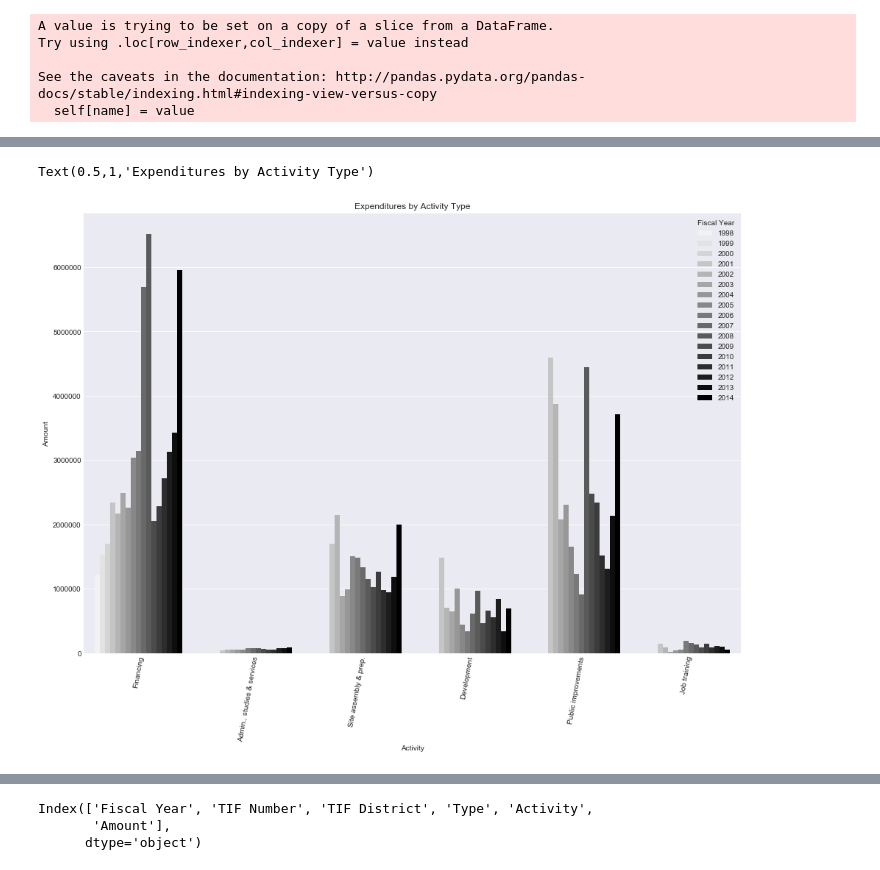
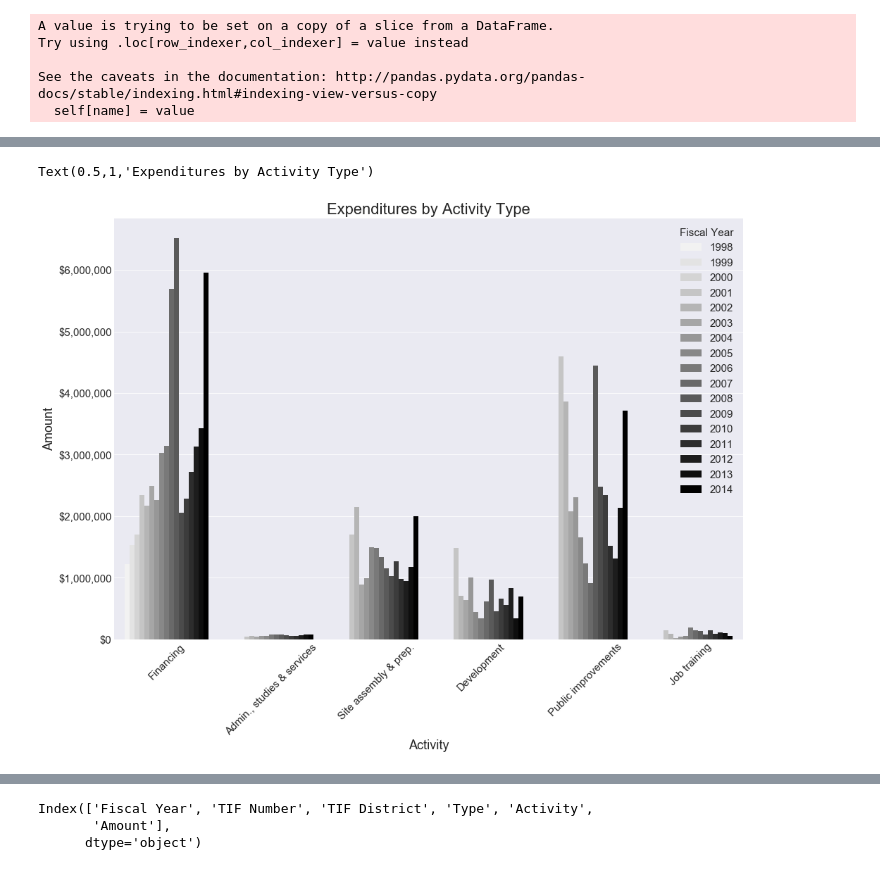
Before and after one commit to itlyons/Side_Projects, a Jupyter notebook: cityofchicago/tif_funding_spending.ipynb, the cells around one changed output, grey strips where cells are left out. Saved outputs shown, nothing was run; the diff lists cells and outputs as text; code cells hidden in the pictures.

```diff
--- a/cityofchicago/tif_funding_spending.ipynb
+++ b/cityofchicago/tif_funding_spending.ipynb
@@ -50,0 +69,12 @@ sns.barplot(tifhist_df['Amount'], tifhist_df['Type'])
+# %%
+SMALL_SIZE = 15
+MEDIUM_SIZE = 18
+BIGGER_SIZE = 22
+
+plt.rc('font', size=SMALL_SIZE)          # controls default text sizes
+plt.rc('axes', titlesize=SMALL_SIZE)     # fontsize of the axes title
+plt.rc('axes', labelsize=MEDIUM_SIZE)    # fontsize of the x and y labels
+plt.rc('xtick', labelsize=SMALL_SIZE)    # fontsize of the tick labels
+plt.rc('ytick', labelsize=SMALL_SIZE)    # fontsize of the tick labels
+plt.rc('legend', fontsize=SMALL_SIZE)    # legend fontsize
+plt.rc('figure', titlesize=BIGGER_SIZE)  # fontsize of the figure title
@@ -161,10 +207,16 @@ Text(0.5,1,'All Expenditures by Fiscal Year')
 # %%
-sns.barplot(x='Activity', y='Amount', data=expenditure, hue='Fiscal Year', ci=None, color='black')
+ax = sns.barplot(x='Activity', y='Amount', data=expenditure, hue='Fiscal Year', ci=None, color='black')
 plt.xticks(rotation=80)
 fig = matplotlib.pyplot.gcf()
+
+fmt = '${x:,.0f}'
+tick = mtick.StrMethodFormatter(fmt)
+ax.yaxis.set_major_formatter(tick)
+plt.xticks(rotation=45)
+
 fig.set_size_inches(16, 11)
-plt.title('Expenditures by Activity Type')
+plt.title('Expenditures by Activity Type', fontsize=22)
 # %% [output]
 Text(0.5,1,'Expenditures by Activity Type')
-[figure, old version]
+[figure, new version]
 # %%
```
Also changed, not shown: parts of 29 cells of this notebook.
